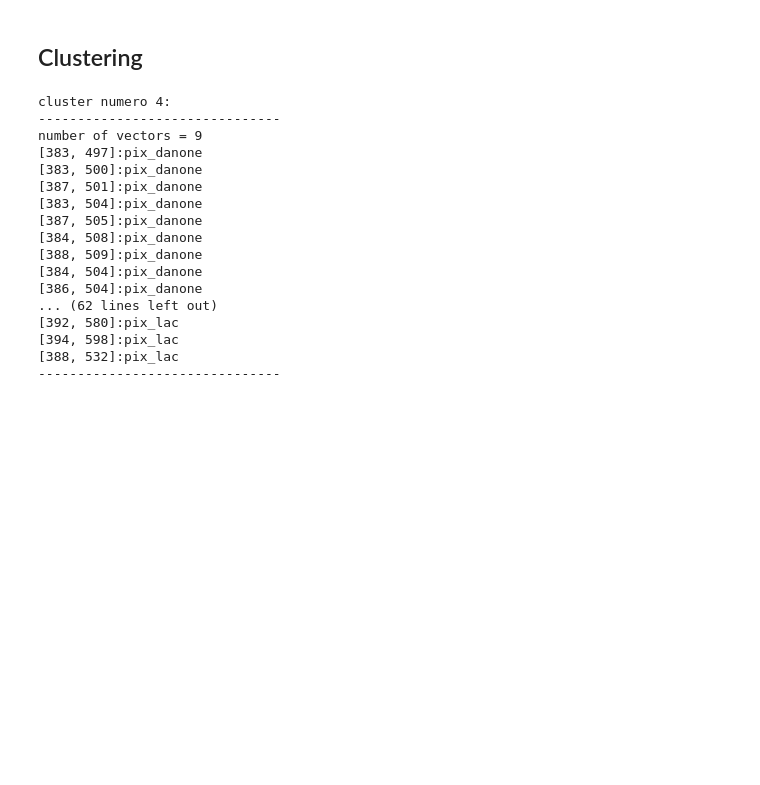
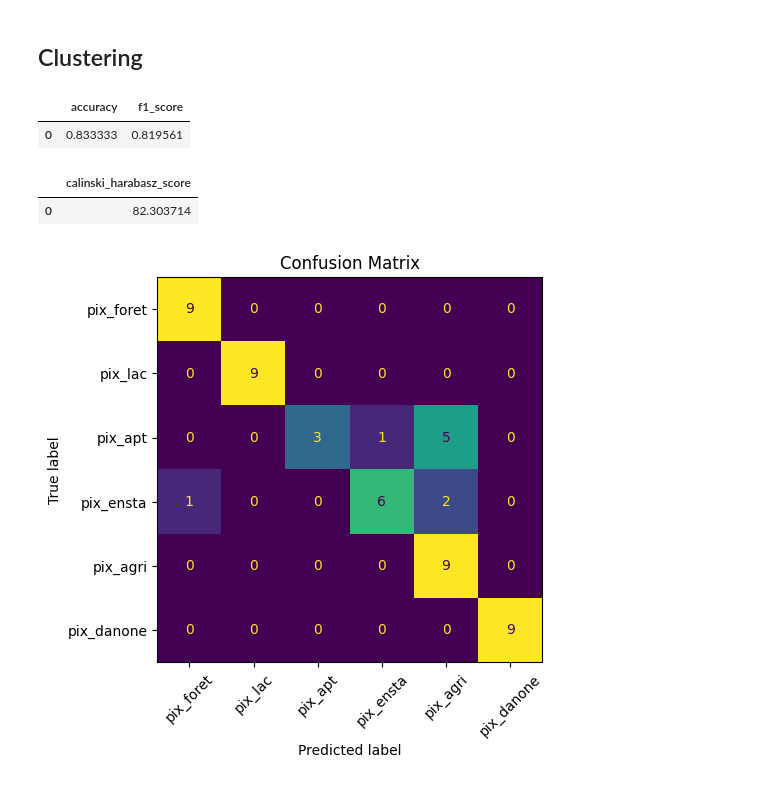
Before and after one commit to Projet-fil-rouge-IODAA/FilRouge_territoires, a Jupyter notebook: scripts/scripts_python/PCA_script.ipynb, the cells around one changed output. Saved outputs shown, nothing was run; the diff lists cells and outputs as text; code cells hidden in the pictures; blank space fills up the shorter version.

Commit message:
Scores for PCA approach

```diff
--- a/scripts/scripts_python/PCA_script.ipynb
+++ b/scripts/scripts_python/PCA_script.ipynb
@@ -89,47 +90,16 @@ plt.show()
 from cookie_clusters import *
 
 yhat = kmeans_dtw(TS_after_pca,6,5000)
-# %%
-import collections
-
-def affichage(yhat,pix_interet):
-    name = ''
-    dico = collections.Counter(yhat)
-    for key in list(dico.keys()):
-        dico[key] = [f'number of vectors = {dico[key]}']
-        for index,pos in zip(yhat,range(len(yhat))):
-            if index == key:
-                if 0<=pos<=8: name = 'pix_danone'
-                elif 9<=pos<=17: name = 'pix_agri'
-                elif 18<=pos<=26: name = 'pix_ensta'
-                elif 27<=pos<=35: name = 'pix_apt'
-                elif 36<=pos<=44: name = 'pix_lac'
-                elif 45<=pos<=53: name = 'pix_foret'
-
-                dico[key].append(f'{pix_interet[pos]}:{name}')
-
-    for key in dico:
-        print(f'cluster numero {key}:\n-------------------------------')
-        for part in dico[key]:
-            print(f'{part}')
-        print('-------------------------------')
-
-affichage(yhat,pixels_de_interet)
-# %% [output]
-cluster numero 4:
--------------------------------
-number of vectors = 9
-[383, 497]:pix_danone
-[383, 500]:pix_danone
-[387, 501]:pix_danone
-[383, 504]:pix_danone
-[387, 505]:pix_danone
-[384, 508]:pix_danone
-[388, 509]:pix_danone
-[384, 504]:pix_danone
-[386, 504]:pix_danone
-... (62 lines left out)
-[392, 580]:pix_lac
-[394, 598]:pix_lac
-[388, 532]:pix_lac
--------------------------------
+# %%
+# from cookie_clusters import evaluator_de_experiences
+
+eval_PCA = evaluator_de_experiences(yhat, pixels_de_interet, dic_de_pixels, TS_after_pca)
+eval_PCA.confusion_matrix()
+display(eval_PCA.metrics_classif())
+display(eval_PCA.metrics_clustering())
+# %% [output]
+|  | accuracy | f1_score |
+| 0 | 0.833333 | 0.819561 |
+|  | calinski_harabasz_score |
+| 0 | 82.303714 |
+[figure, added]
```
Also changed, not shown: parts of 7 cells of this notebook.
